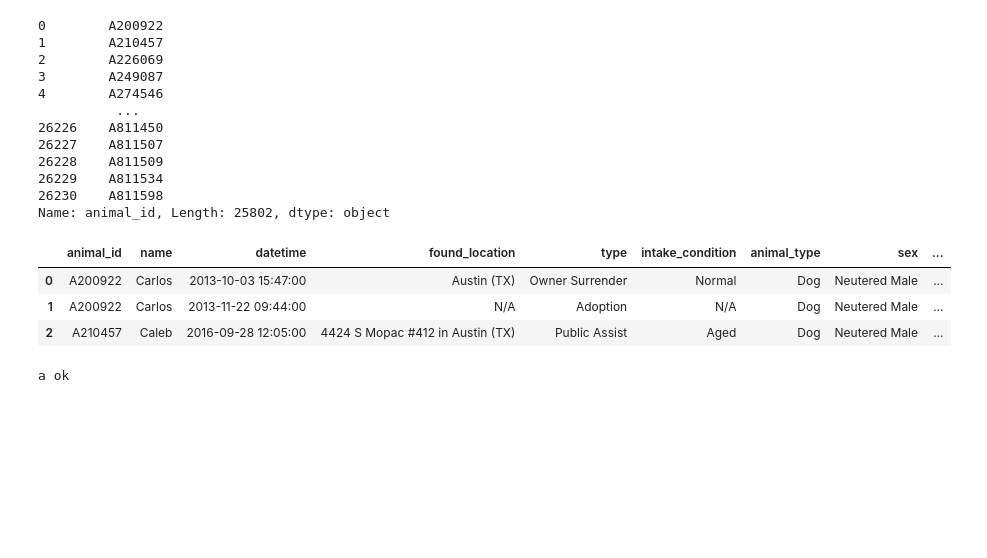
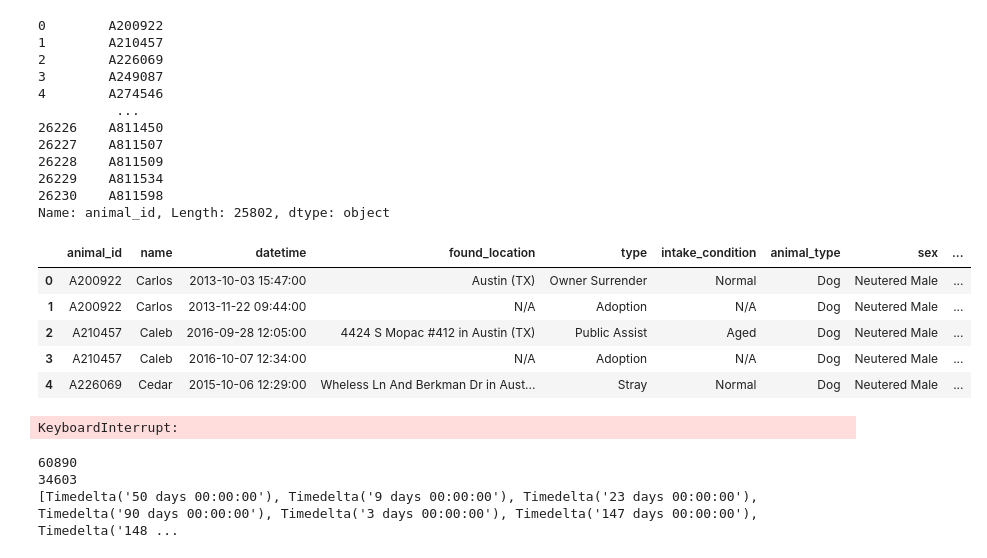
Before and after one commit to edhaarmanniv/Animal-Shelter-Project, a Jupyter notebook: master.ipynb, the cells around one changed output. Cells and saved outputs as stored; diff of their text form; code cells hidden in the pictures; blank space fills up the shorter version.

Commit message:
Adding Scott's length of stay loop

```diff
--- a/master.ipynb
+++ b/master.ipynb
@@ -180,35 +180,60 @@ matched_stays_df
 Name: animal_id, Length: 25802, dtype: object
 # %%
 working_df = dog_concat_df.loc[dog_concat_df["animal_id"].isin(matched_stays_df.values)].reset_index(drop=True)
-working_df.head(3)
+# working_df.iloc[51683]["datetime"]-working_df.iloc[51682]["datetime"]
+# working_df[working_df["animal_id"] == "A787364"]
+working_df.head(5)
 # %% [output]
 |  | animal_id | name | datetime | found_location | type | intake_condition | animal_type | sex | ... |
 | 0 | A200922 | Carlos | 2013-10-03 15:47:00 | Austin (TX) | Owner Surrender | Normal | Dog | Neutered Male | ... |
 | 1 | A200922 | Carlos | 2013-11-22 09:44:00 | N/A | Adoption | N/A | Dog | Neutered Male | ... |
 | 2 | A210457 | Caleb | 2016-09-28 12:05:00 | 4424 S Mopac #412 in Austin (TX) | Public Assist | Aged | Dog | Neutered Male | ... |
+| 3 | A210457 | Caleb | 2016-10-07 12:34:00 | N/A | Adoption | N/A | Dog | Neutered Male | ... |
+| 4 | A226069 | Cedar | 2015-10-06 12:29:00 | Wheless Ln And Berkman Dr in Aust... | Stray | Normal | Dog | Neutered Male | ... |
 # %%
+# avg_stay_df = pd.DataFrame(columns =["animal_id", "stay_length"])
 
-avg_stay_df = pd.DataFrame(columns =["animal_id", "stay_length"])
+# for index, animal_id in working_df.iterrows():
+#     stay = 0
+#     if working_df.iloc[index]["animal_id"] == working_df.iloc[index+1]["animal_id"]:
+#         stay = animal_id.loc["datetime"] - animal_id.loc["datetime"]
+#     else:
+#         pass
+#     avg_stay_df
 
-for index, animal_id in working_df.iterrows():
-    int(index)
-    if animal_id.iloc[index]["animal_id"] == animal_id.iloc[index+1]["animal_id"]:
-        stay = animal_id.iloc[index+1]["datetime"] - animal_id.iloc[index]["datetime"]
-        index+=2
-    else:
-        pass
-    avg_stay_df.loc[animal_id] = stay
+# #     print("index: " + str(index))
+# #     print("animal_id: " + str(animal_id))
 
-#     print("index: " + str(index))
-#     print("animal_id: " + str(animal_id))
-
-avg_stay_df
+# avg_stay_df
 
 # index = 0
 # if working_df.iloc[index]["animal_id"] == working_df.iloc[index+1]["animal_id"]:
 #     print("a ok")
 # %% [output]
-a ok
+KeyboardInterrupt:
+# %%
+is_pair=False
+x=len(working_df)-1
+print(x)
+stay_len_list=[]
+for i in range(len(working_df)-1) :
+    x_date=(working_df.loc[i, "datetime"]).normalize()
+    x2_date=(working_df.loc[i+1, "datetime"]).normalize()
+    this_id=working_df.loc[i, "animal_id"]
+    if working_df.loc[i, "animal_id"]==working_df.loc[i+1, "animal_id"]:
+        if x2_date.date()>x_date.date():
+            stay=x2_date-x_date
+            stay_len_list.append(stay)
+        else:
+            pass
+    else:
+        pass
+print(len(stay_len_list))
+print(stay_len_list)
+# %% [output]
+60890
+34603
+[Timedelta('50 days 00:00:00'), Timedelta('9 days 00:00:00'), Timedelta('23 days 00:00:00'), Timedelta('90 days 00:00:00'), Timedelta('3 days 00:00:00'), Timedelta('147 days 00:00:00'), Timedelta('148 ...
 # %%
 # # make sure to install these packages before running:
 # # pip install pandas
```
Also changed, not shown: parts of 1 cell of this notebook.
